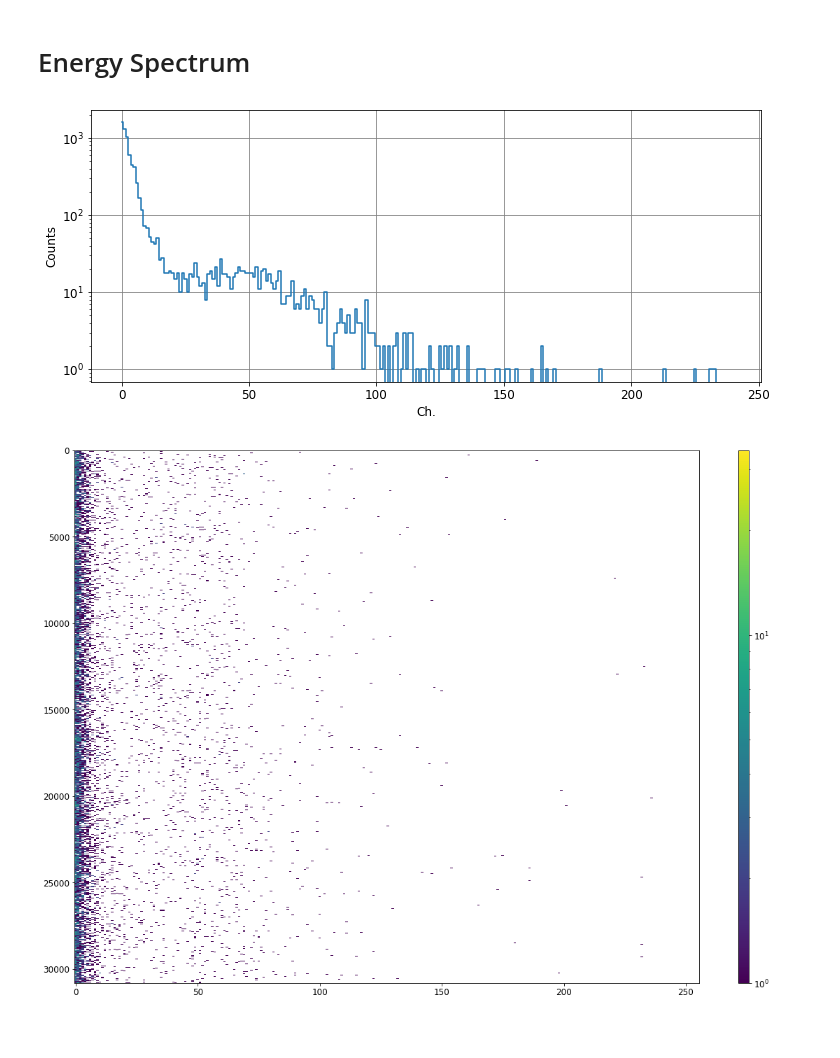
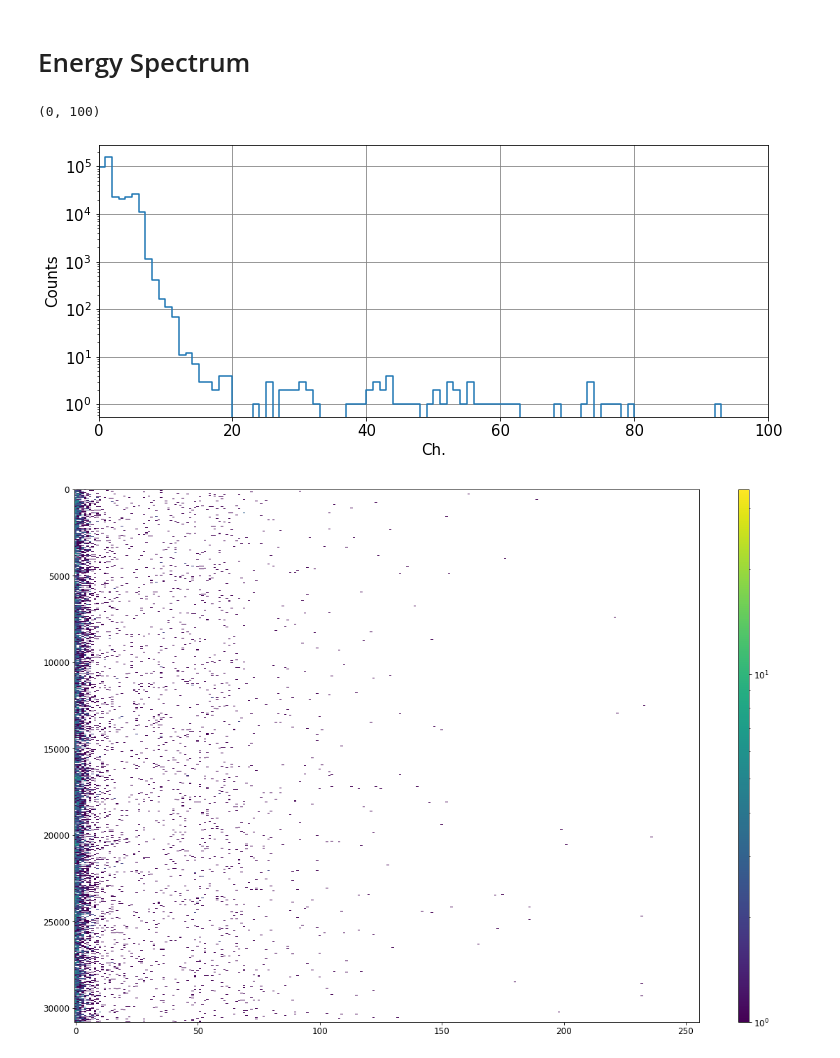
Before and after one commit to UniversalScientificTechnologies/GEODOS01, a Jupyter notebook: notebooks/GEODOS-specrum_pro_olenu.ipynb, the cells around one changed output. Cells and saved outputs as stored; diff of their text form; code cells hidden in the pictures; blank space fills up the shorter version.

```diff
--- a/notebooks/GEODOS-specrum_pro_olenu.ipynb
+++ b/notebooks/GEODOS-specrum_pro_olenu.ipynb
@@ -20,11 +20,12 @@ Populating the interactive namespace from numpy and matplotlib
 dto = '/storage/stations/Polednik/geodos/2021/10/10'
 #dto = '/storage/stations/Polednik/geodos/2021/10/13'
 #dto = '/storage/stations/Polednik/geodos/2021/10/EC'
+dto = '/storage/experiments/2021/11_geodos10_calibration'
 
 fto = dto + '/DATALOG.TXT'
 
 l=[]
-l.extend(range(0,300))
+l.extend(range(0,900))
 df = pd.read_table(fto, sep=',', header=None, names=l, comment='*',engine='python' )
 
 df.drop(df[df[0]=='$GPTXT'].index, inplace=True)
@@ -454,21 +445,24 @@ ax5.legend()
 # %%
 yy = histogram.copy()
 yy.set_index('UTC', inplace = True, drop=False)
 #yy = yy.loc['2021-08-15 11:00:00':'2021-08-16 18:00:00']
-yy = yy.loc['2021-08-16 10:00:00':'2021-08-16 12:00:00']
+#yy = yy.loc['2021-08-16 10:00:00':'2021-08-16 12:00:00']
+yy = yy.loc['2021-11-30 12:35:00':'2021-11-30 12:45:00']
+
 yy = yy.rename(columns={x:y for x,y in zip(yy.columns[:258],range(0,258))})
 ener = yy.iloc[:,0:240].sum()
 ener = ener.reset_index()
 plt.figure(figsize=(12,5))
-plt.plot(ener[0], drawstyle='steps-mid')
+plt.plot(ener[0], drawstyle='steps-post')
 plt.yscale('log')
 plt.xlabel('Ch.')
 plt.ylabel('Counts')
 #plt.grid(b=True, which='major', color='grey', linestyle='-')
 plt.grid(color='grey')
-#plt.xlim([10,100])
+plt.xlim([0,100])
 # %% [output]
+(0, 100)
-[figure, old version]
+[figure, new version]
 # %%
 from matplotlib.colors import LogNorm
 
```
Also changed, not shown: parts of 5 cells of this notebook, 1 other file.
